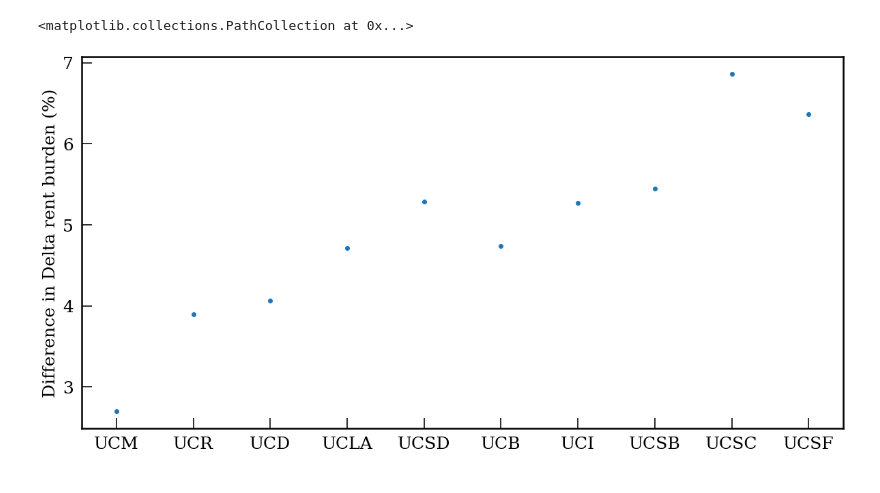
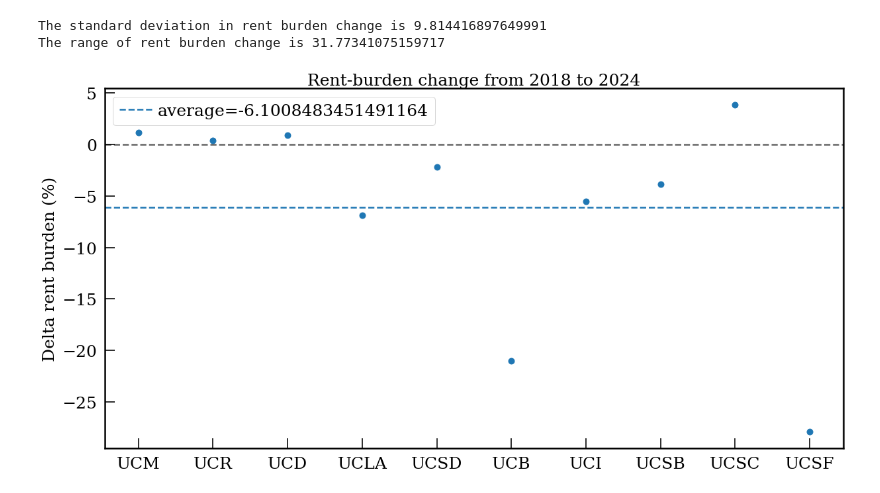
Before and after one commit to NeotenicPrimate/UawAnalysis, a Jupyter notebook: analysis/wages_report/analysis.ipynb, the cells around one changed output. Drawn from its saved outputs; the diff is of its cells as text; code cells hidden in the pictures.

```diff
--- a/analysis/wages_report/analysis.ipynb
+++ b/analysis/wages_report/analysis.ipynb
@@ -291,11 +320,21 @@ The range of rent burden change is 13.7598744813596
-# %%
-#difference in Delta rent burden between UC 12/02 and another proposal
-del_RB_UCprop = np.array([ -0.4767653 ,   0.7933604 ,  -1.00196351,  -3.02056919,
-         2.02496995,  -6.40018988,  -3.07092568,  -4.51779004,
-        -3.84420035, -10.50011205])
-plt.figure(figsize=(20,10))
-plt.ylabel("Difference in Delta rent burden (%)")
-plt.scatter(campuses, del_RB_UCprop - del_RB)
-# %% [output]
-<matplotlib.collections.PathCollection at 0x...>
-[figure, removed]
+# %%
+#difference in rent burden between two years
+yr_i = 2018
+yr_f = 2024
+yr_i_idx = data_12mo['UCM']["year"][data_12mo['UCM']["year"]==yr_i].index[0]
+yr_f_idx = data_12mo['UCM']["year"][data_12mo['UCM']["year"]==yr_f].index[0]
+del_RB = np.array(RB_12mo[yr_f_idx]) - np.array(RB_12mo[yr_i_idx])
+plt.figure(figsize=(20,10))
+plt.scatter(campuses, del_RB, s=80)
+plt.axhline(np.mean(del_RB), label='average={}'.format(np.mean(del_RB)), ls='--')
+plt.axhline(0, ls='--', c='black', alpha=0.6)
+# plt.axhline(-5, ls='--', c='black', alpha=0.6)
+plt.ylabel("Delta rent burden (%)")
+plt.title("Rent-burden change from {} to {}".format(yr_i,yr_f))
+plt.legend(frameon=True)
+print("The standard deviation in rent burden change is {}".format(np.std(del_RB)))
+print("The range of rent burden change is {}".format(max(del_RB)-min(del_RB)))
+# %% [output]
+The standard deviation in rent burden change is 9.814416897649991
+The range of rent burden change is 31.77341075159717
+[figure, added]
```
Also changed, not shown: parts of 11 cells of this notebook, 1 other file.
